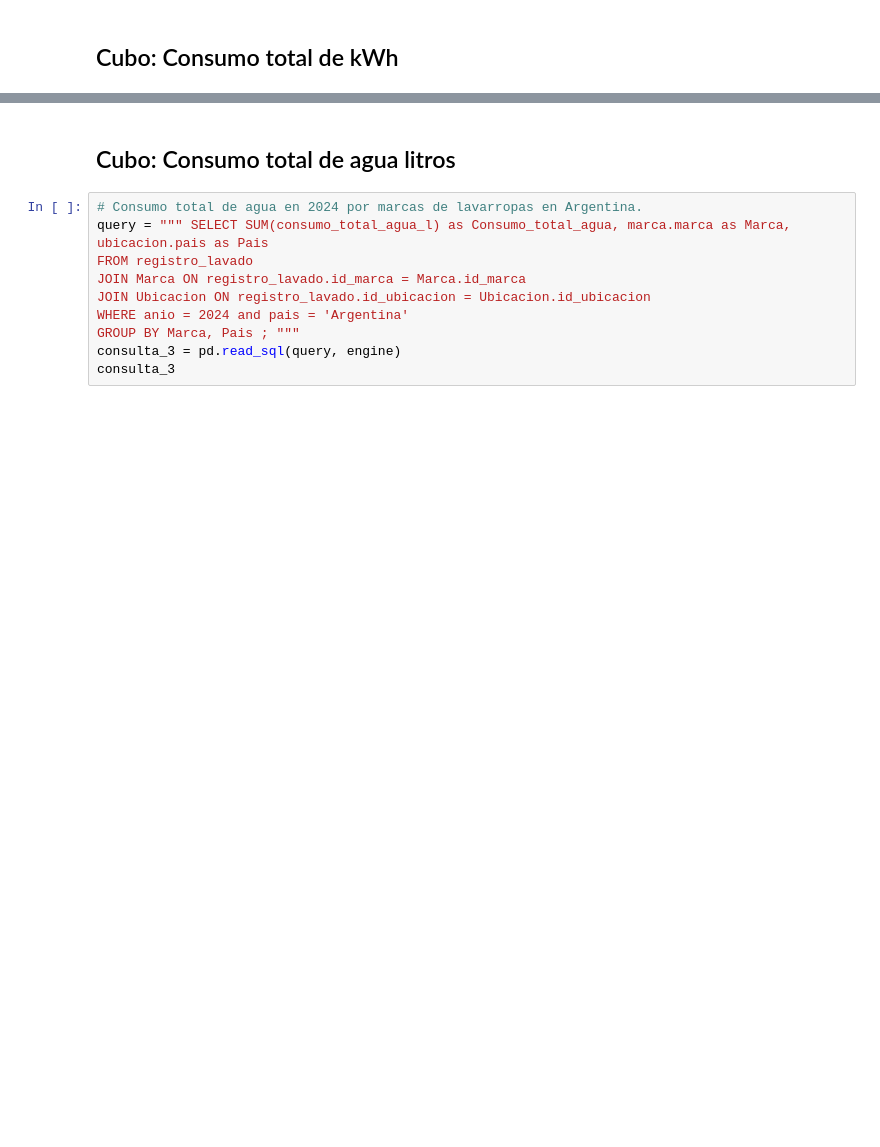
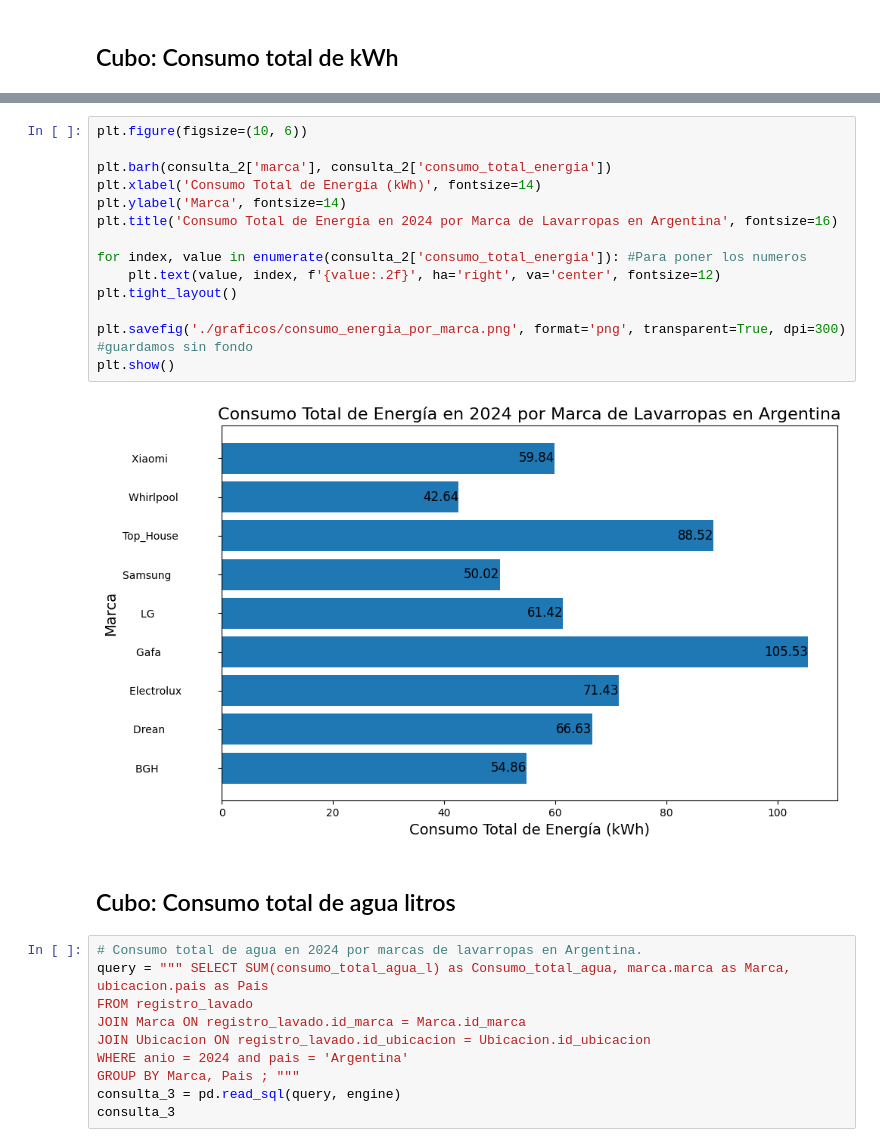
Before and after one commit to Elias-C0/TP_final_Base_Datos_MultidimensionaL, a Jupyter notebook: DataWarehouse/ETL.ipynb, the cells around one changed output, grey strips where cells are left out. Cells and saved outputs as stored; diff of their text form; blank space fills up the shorter version.

```diff
--- a/DataWarehouse/ETL.ipynb
+++ b/DataWarehouse/ETL.ipynb
@@ -203,3 +219,19 @@ consulta_2
+# %%
+plt.figure(figsize=(10, 6))
+
+plt.barh(consulta_2['marca'], consulta_2['consumo_total_energia'])
+plt.xlabel('Consumo Total de Energía (kWh)', fontsize=14)
+plt.ylabel('Marca', fontsize=14)
+plt.title('Consumo Total de Energía en 2024 por Marca de Lavarropas en Argentina', fontsize=16)
+
+for index, value in enumerate(consulta_2['consumo_total_energia']): #Para poner los numeros
+    plt.text(value, index, f'{value:.2f}', ha='right', va='center', fontsize=12)
+plt.tight_layout()
+
+plt.savefig('./graficos/consumo_energia_por_marca.png', format='png', transparent=True, dpi=300) #guardamos sin fondo
+plt.show()
+# %% [output]
+[figure, added]
 # %% [markdown]
 ## Cubo: Consumo total de agua litros
 # %%
```
Also changed, not shown: parts of 10 cells of this notebook, 3 other files.
